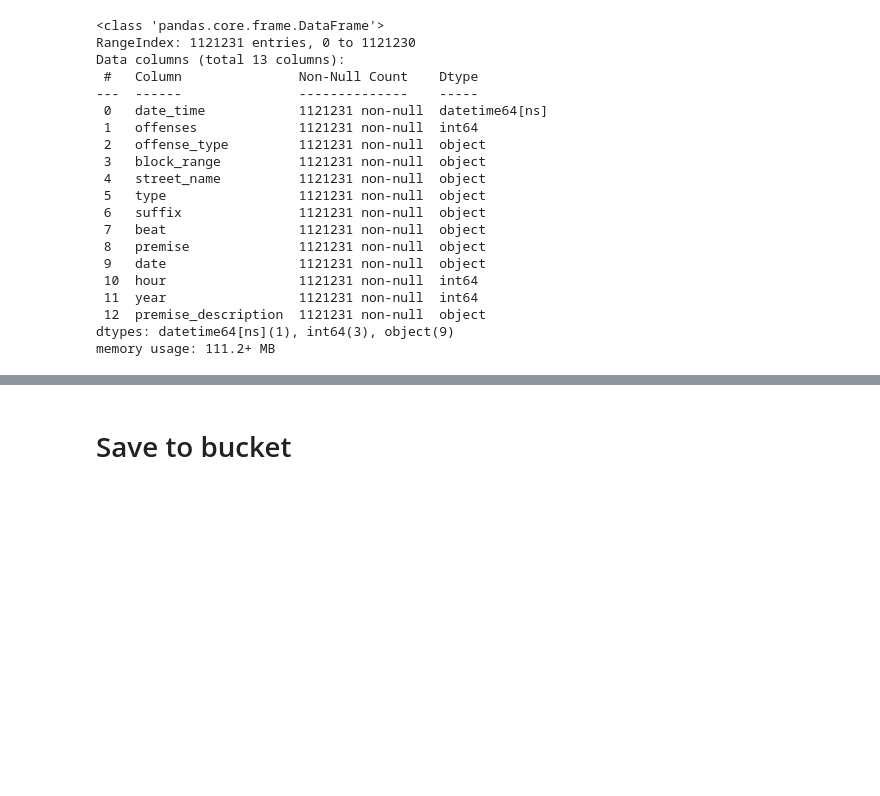
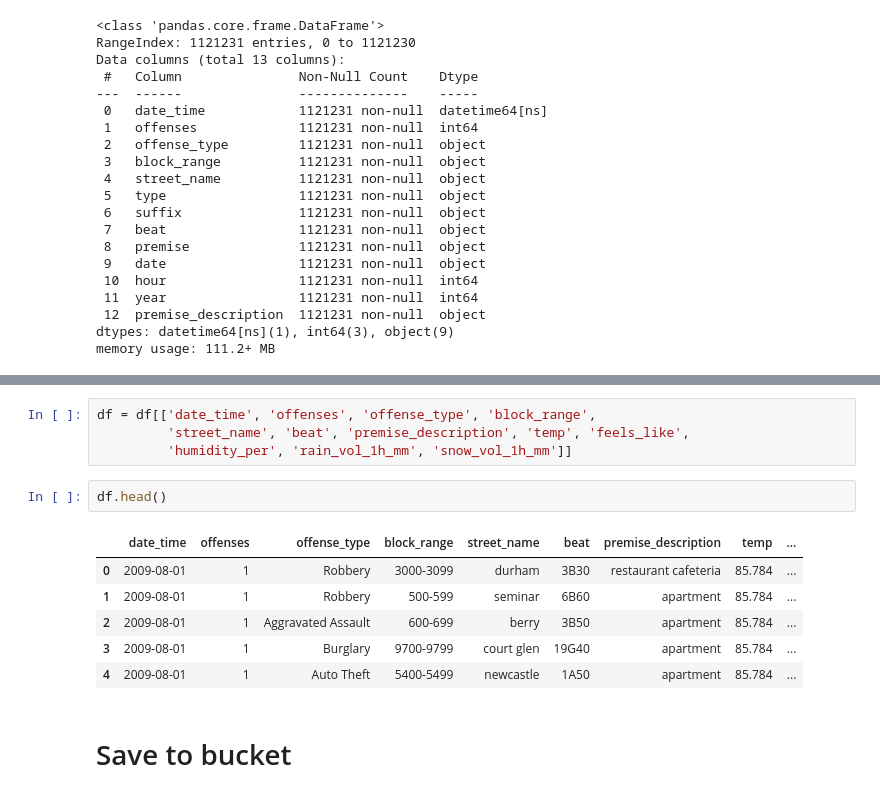
Before and after one commit to franksalas/dend-capstone, a Jupyter notebook: notebooks/02_CLEAN_DATA/13_CRIME_WEATHER_MERGE.ipynb, the cells around one changed output, grey strips where cells are left out. Cells and saved outputs as stored; diff of their text form; blank space fills up the shorter version.

```diff
--- a/notebooks/02_CLEAN_DATA/crime_weather_merge.ipynb
+++ b/notebooks/02_CLEAN_DATA/13_CRIME_WEATHER_MERGE.ipynb
@@ -413,3 +412,16 @@ memory usage: 111.2+ MB
+# %%
+df = df[['date_time', 'offenses', 'offense_type', 'block_range',
+         'street_name', 'beat', 'premise_description', 'temp', 'feels_like',
+         'humidity_per', 'rain_vol_1h_mm', 'snow_vol_1h_mm']]
+# %%
+df.head()
+# %% [output]
+|  | date_time | offenses | offense_type | block_range | street_name | beat | premise_description | temp | ... |
+| 0 | 2009-08-01 | 1 | Robbery | 3000-3099 | durham | 3B30 | restaurant cafeteria | 85.784 | ... |
+| 1 | 2009-08-01 | 1 | Robbery | 500-599 | seminar | 6B60 | apartment | 85.784 | ... |
+| 2 | 2009-08-01 | 1 | Aggravated Assault | 600-699 | berry | 3B50 | apartment | 85.784 | ... |
+| 3 | 2009-08-01 | 1 | Burglary | 9700-9799 | court glen | 19G40 | apartment | 85.784 | ... |
+| 4 | 2009-08-01 | 1 | Auto Theft | 5400-5499 | newcastle | 1A50 | apartment | 85.784 | ... |
 # %% [markdown]
 # Save to bucket
 # %%
```
Also changed, not shown: parts of 12 cells of this notebook, 14 other files.
